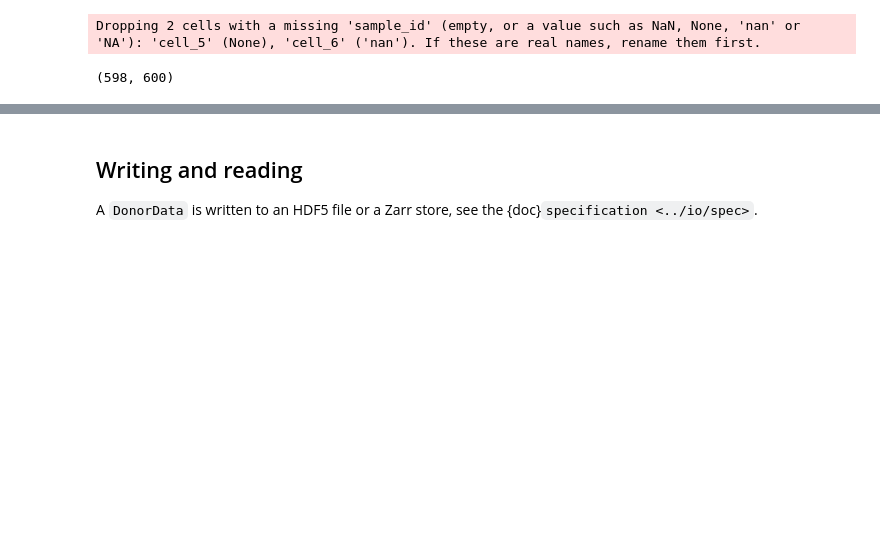
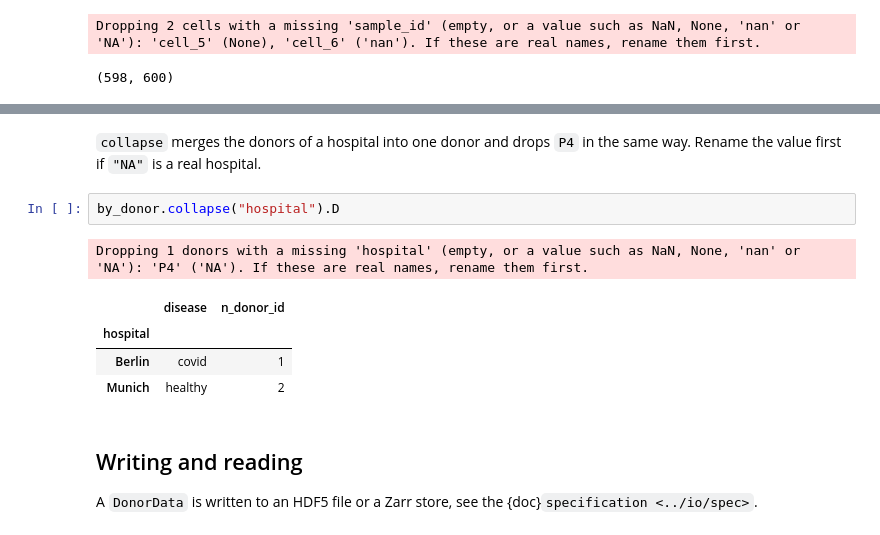
Before and after one commit to theislab/donordata, a Jupyter notebook: docs/tutorials/getting_started.ipynb, the cells around one changed output, grey strips where cells are left out. Drawn from its saved outputs; the diff is of its cells as text; blank space fills up the shorter version.

```diff
--- a/docs/tutorials/getting_started.ipynb
+++ b/docs/tutorials/getting_started.ipynb
@@ -203,3 +247,14 @@ Dropping 2 cells with a missing 'sample_id' (empty, or a value such as NaN, None
+# %% [markdown]
+`collapse` merges the donors of a hospital into one donor and drops `P4` in the same way. Rename the value first if
+`"NA"` is a real hospital.
+# %%
+by_donor.collapse("hospital").D
+# %% [output]
+Dropping 1 donors with a missing 'hospital' (empty, or a value such as NaN, None, 'nan' or 'NA'): 'P4' ('NA'). If these are real names, rename them first.
+|  | disease | n_donor_id |
+| hospital |  |  |
+| Berlin | covid | 1 |
+| Munich | healthy | 2 |
 # %% [markdown]
 ## Writing and reading
 
```
Also changed, not shown: parts of 6 cells of this notebook.
